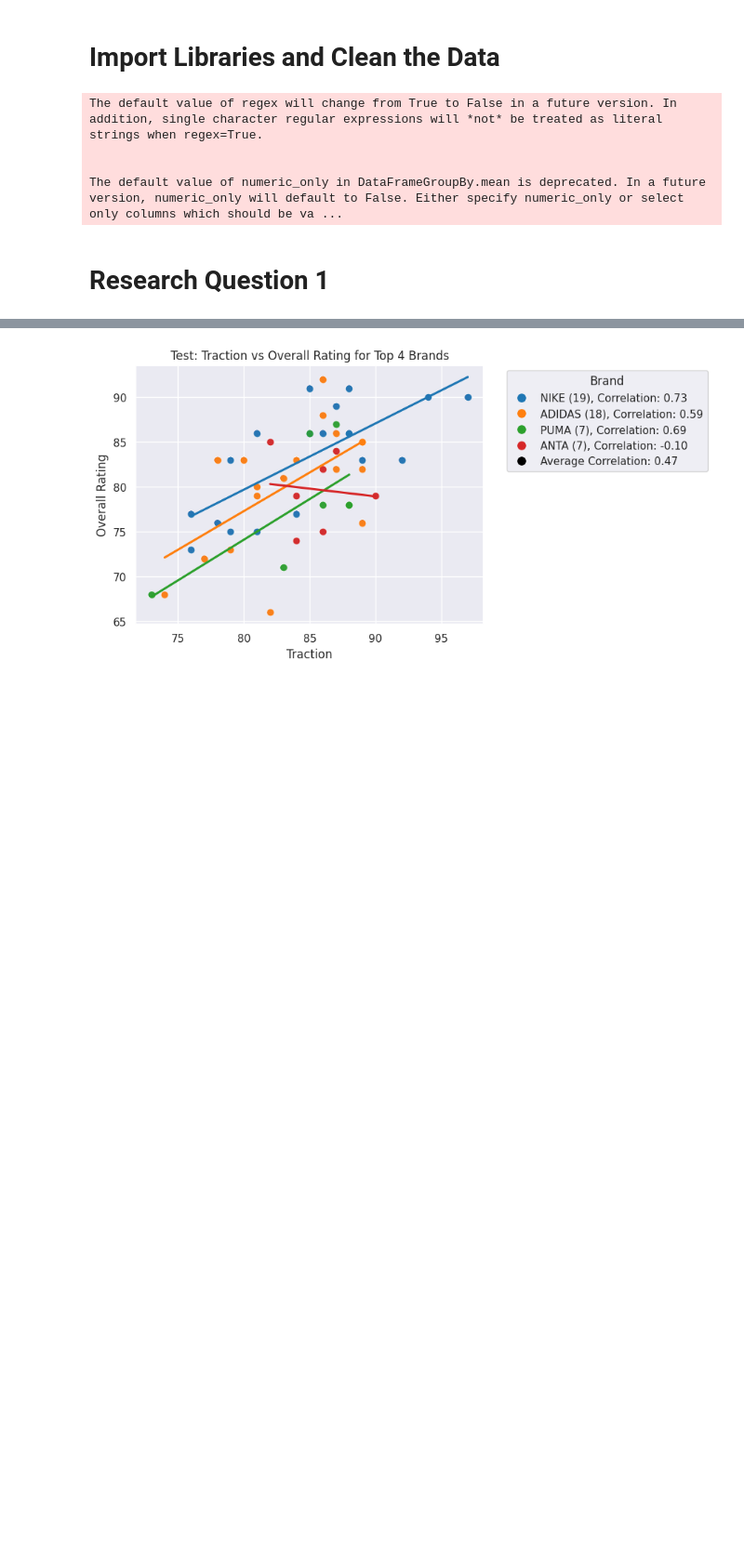
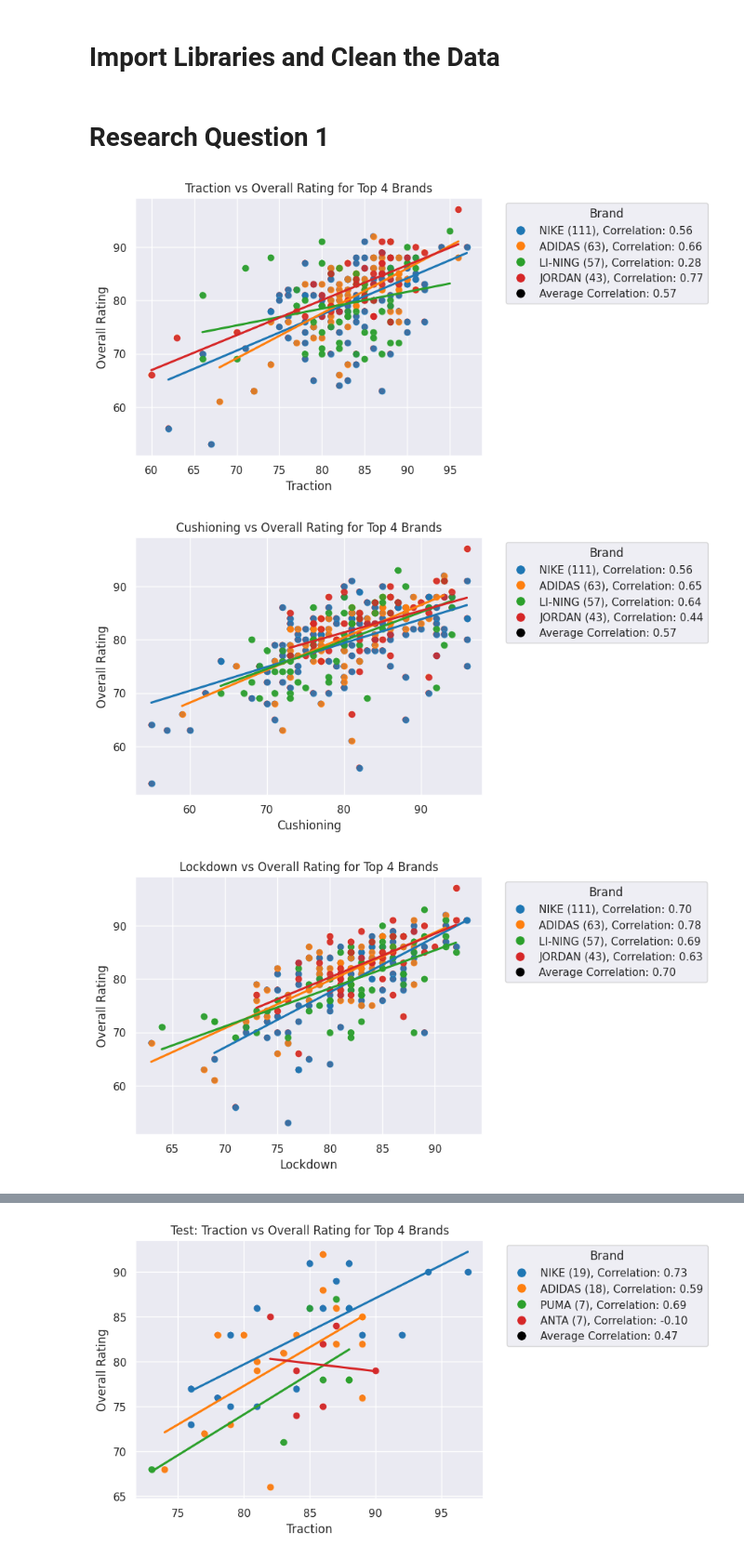
Before and after one commit to jlu1211/CSE163-Final-Project, a Jupyter notebook: CSE_163_Final_Project.ipynb, the cells around one changed output, grey strips where cells are left out. Shown at 93% size. Cells and saved outputs as stored; diff of their text form; code cells hidden in the pictures; blank space fills up the shorter version.

```diff
--- a/CSE_163_Final_Project.ipynb
+++ b/CSE_163_Final_Project.ipynb
@@ -37,6 +23,7 @@ sns.set()
 # %%
 # Data Cleaning
-url = 'https://raw.githubusercontent.com/jlu1211/CSE163-Final-Project/main/Basketball_Shoes%20-%20Sheet1.csv?token=GHSAT0AAAAAACDICY72ZIJZXE5BECE6OLISZDVCBQA'
+url = 'https://raw.githubusercontent.com/jlu1211/CSE163-Final-Project/main/Basketball_Shoes%20-%20Sheet1.csv'
+Sneakers_data = "/home/Basketball_Shoes.csv"
 data = pd.read_csv(url)
 data = data.drop(0)
 data = data.reset_index(drop=True)
@@ -53,18 +40,14 @@ data_brand_avg = data_general.drop(['Year of Release',
                                    axis=1).groupby('Brand').mean()
 data_brand_avg['Counts'] = counts
 data_brand_avg.reset_index(inplace=True)
-# %% [output]
-The default value of regex will change from True to False in a future version. In addition, single character regular expressions will *not* be treated as literal strings when regex=True.
-
-
-The default value of numeric_only in DataFrameGroupBy.mean is deprecated. In a future version, numeric_only will default to False. Either specify numeric_only or select only columns which should be va ...
 # %% [markdown]
 # Research Question 1
 # %%
 # Research Question 1
 def plot_scat_reg(data, x_col, y_col, is_test=False):
     """
-    Plots scatter plots with regression lines and correlations for the top four brands
+    Plots scatter plots with regression lines and correlations
+    for the top four brands.
     Takes in dataframe contains values for attributes for each brand average
     Takes in two strings that indicate compare columns
     """
@@ -79,40 +62,56 @@ def plot_scat_reg(data, x_col, y_col, is_test=False):
 
     # Create the scatter plot with colored points
     sns.scatterplot(x=x_col, y=y_col, hue='Brand', data=data_top_brands, s=50)
 
     # Regression Line and Correlation
     correlations = []
     for brand, color in zip(top_brands, palette):
         single_brand_data = data_top_brands[data_top_brands['Brand'] == brand]
-        brand_trac_corr = single_brand_data[x_col].corr(single_brand_data[y_col])
+        brand_trac_corr = single_brand_data[x_col].corr(single_brand_data
+                                                        [y_col])
         correlations.append(brand_trac_corr)
-        sns.regplot(x=x_col, y=y_col, data=single_brand_data, ci=None, color=color)
+        sns.regplot(x=x_col, y=y_col, data=single_brand_data,
+                    ci=None, color=color)
 
     # Calculate average correlation
     avg_corr = np.mean(correlations)
+
     # Create legend labels and handles
-    legend_labels = [f'{brand} ({count}), Correlation: {corr:.2f}' for brand, count, corr in zip(shoe_num.index, shoe_num.values, correlations)]
+    legend_labels = [f'{brand} ({count}), Correlation: {corr:.2f}' for
+                     brand, count, corr in zip(shoe_num.index,
+                                               shoe_num.values, correlations)]
     legend_labels.append(f'Average Correlation: {avg_corr:.2f}')
-    legend_handles = [plt.Line2D([], [], color=color, marker='o', linestyle='', markersize=8) for color in palette]
-    legend_handles.append(plt.Line2D([], [], color='black', marker='o', linestyle='', markersize=8))
+    legend_handles = [plt.Line2D([], [], color=color, marker='o',
+                      linestyle='', markersize=8) for color in palette]
+    legend_handles.append(plt.Line2D([], [], color='black',
+                          marker='o', linestyle='', markersize=8))
+
     # Set plot title and axis labels
     if is_test:
-      plt.title('Test: ' + f'{x_col} vs {y_col} for Top {4} Brands')
+        plt.title('Test: ' + f'{x_col} vs {y_col} for Top {4} Brands')
     else:
-      plt.title(f'{x_col} vs {y_col} for Top {4} Brands')
+        plt.title(f'{x_col} vs {y_col} for Top {4} Brands')
     plt.xlabel(x_col)
     plt.ylabel(y_col)
-    plt.legend(title='Brand', bbox_to_anchor=(1.05, 1), loc='best', labels=legend_labels, handles=legend_handles)
+    plt.legend(title='Brand', bbox_to_anchor=(1.05, 1), loc='best',
+               labels=legend_labels, handles=legend_handles)
     plt.show()
+
 
 def plot_attributes_vs_overall(data, is_test):
     """
-    Plots scatter plots with regression lines and correlations for multiple attributes against overall score
+    Plots scatter plots with regression lines and correlations for
+    multiple attributes against overall score.
     Takes in dataframe that contain all the data
     """
     # Get the column names of the attributes
     attributes = data.columns[2:10]
     for attribute in attributes:
-      plot_scat_reg(data, attribute, 'Overall Rating', is_test)
+        plot_scat_reg(data, attribute, 'Overall Rating', is_test)
+
 
 plot_attributes_vs_overall(data_general, is_test=False)
+# %% [output]
+[figure, added]
+[figure, added]
+[figure, added]
```
Also changed, not shown: parts of 12 cells of this notebook.
